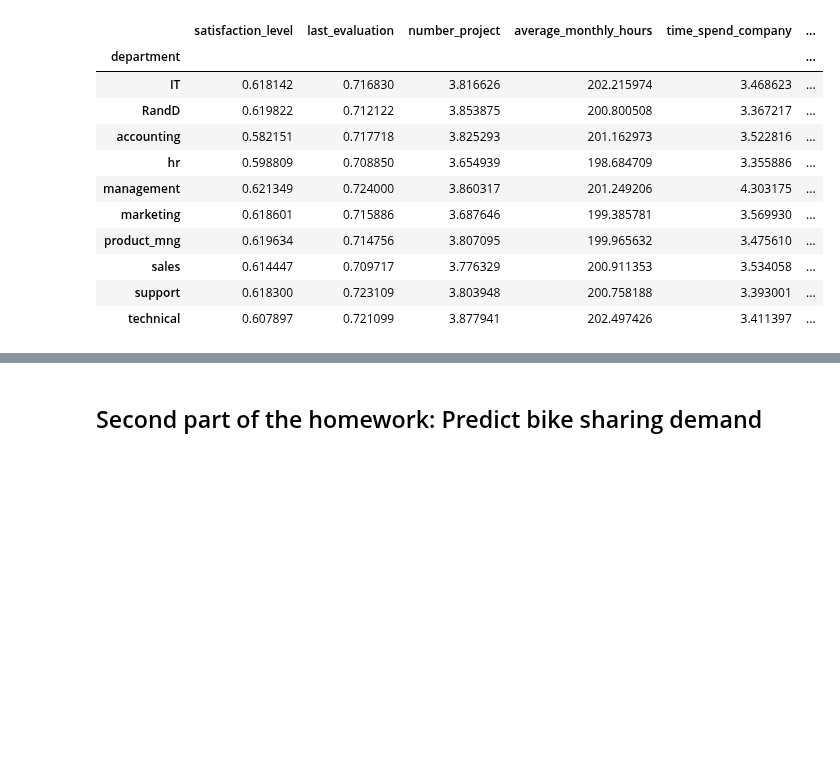
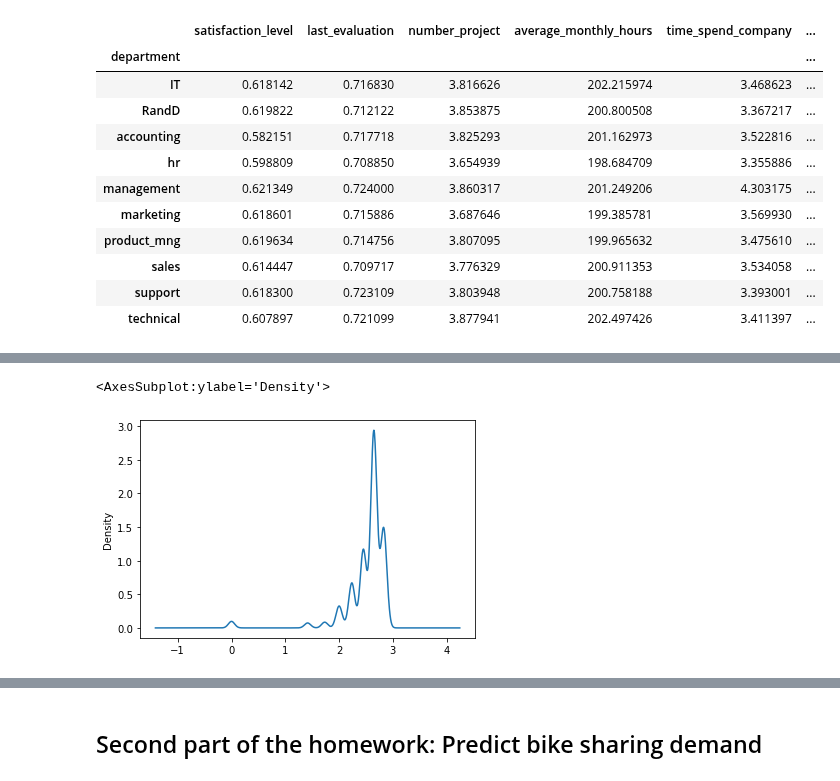
Before and after one commit to daniel9032/Machine-learning-HW, a Jupyter notebook: HW3/Machine Learning HW3.ipynb, the cells around one changed output, grey strips where cells are left out. Cells and saved outputs as stored; diff of their text form; code cells hidden in the pictures; blank space fills up the shorter version.

```diff
--- a/HW3/Machine Learning HW3.ipynb
+++ b/HW3/Machine Learning HW3.ipynb
@@ -166,0 +175,6 @@ df_one_hot_encoding
+# %%
+df_trans['time_spend_company'] = np.sqrt(np.max(df['time_spend_company']) - df['time_spend_company'])
+df_trans['time_spend_company'].plot(kind='kde')
+# %% [output]
+<AxesSubplot:ylabel='Density'>
+[figure, added]
```
Also changed, not shown: parts of 23 cells of this notebook.
